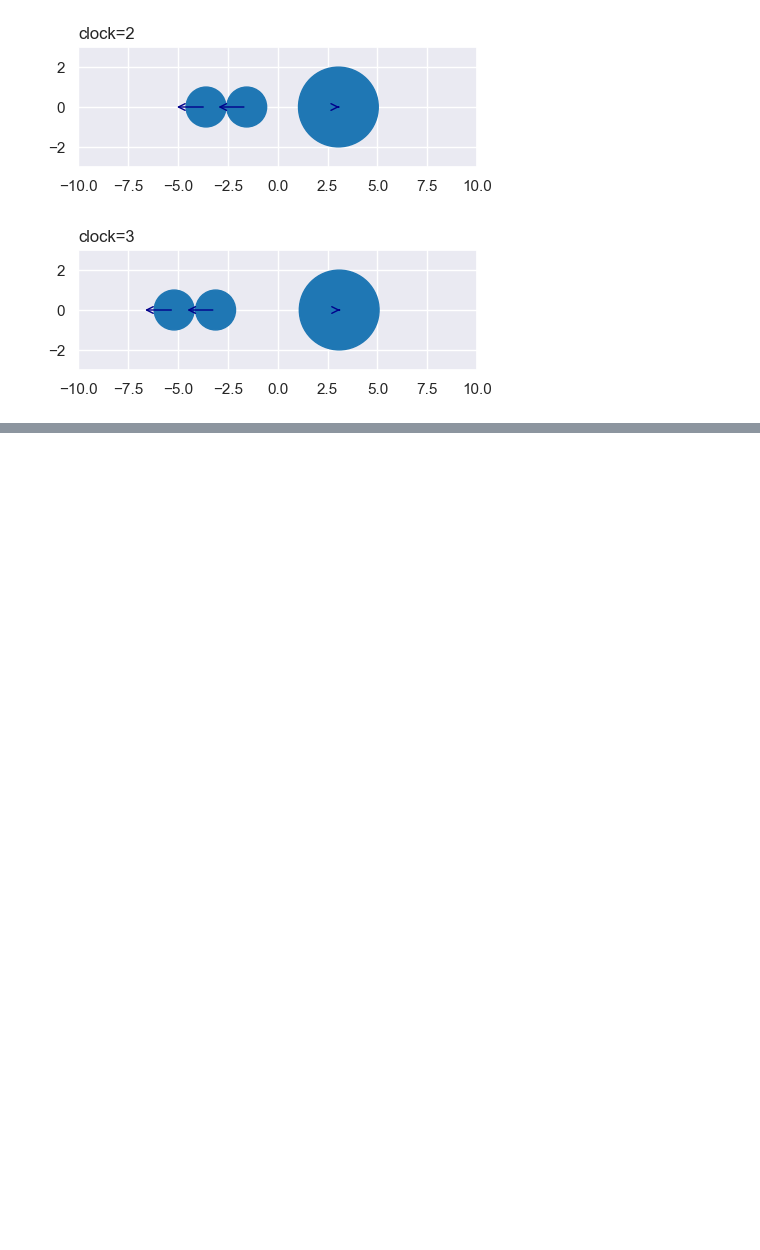
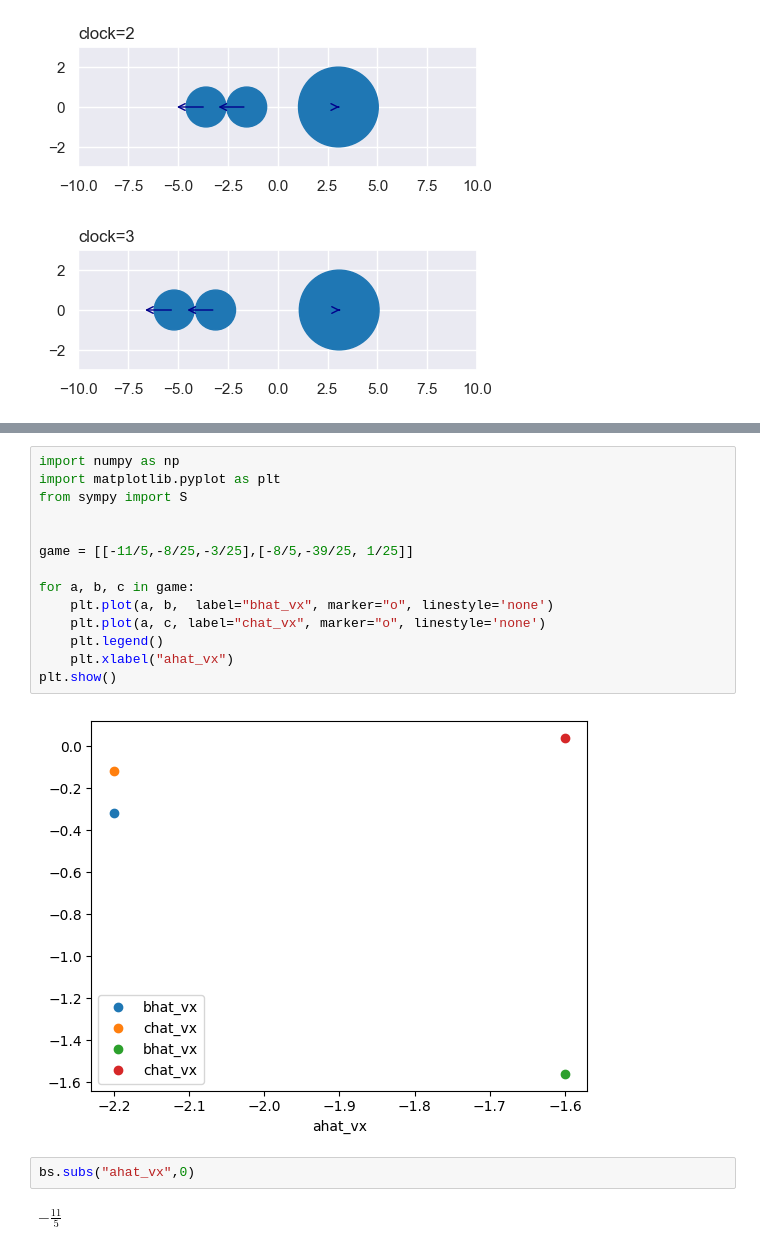
Before and after one commit to CarlKCarlK/perfect-physics, a Jupyter notebook: part_5_pydata.ipynb, the cells around one changed output, grey strips where cells are left out. Cells and saved outputs as stored; diff of their text form; blank space fills up the shorter version.

```diff
--- a/part_5_pydata.ipynb
+++ b/part_5_pydata.ipynb
@@ -210,0 +280,20 @@ len(ss_calist)
+# %%
+import numpy as np
+import matplotlib.pyplot as plt
+from sympy import S
+
+
+game = [[-11/5,-8/25,-3/25],[-8/5,-39/25, 1/25]]
+
+for a, b, c in game:
+    plt.plot(a, b,  label="bhat_vx", marker="o", linestyle='none')
+    plt.plot(a, c, label="chat_vx", marker="o", linestyle='none')
+    plt.legend()
+    plt.xlabel("ahat_vx")
+plt.show()
+# %% [output]
+[figure, added]
+# %%
+bs.subs("ahat_vx",0)
+# %% [output]
+$\displaystyle - \frac{11}{5}$
```
Also changed, not shown: parts of 6 cells of this notebook.
